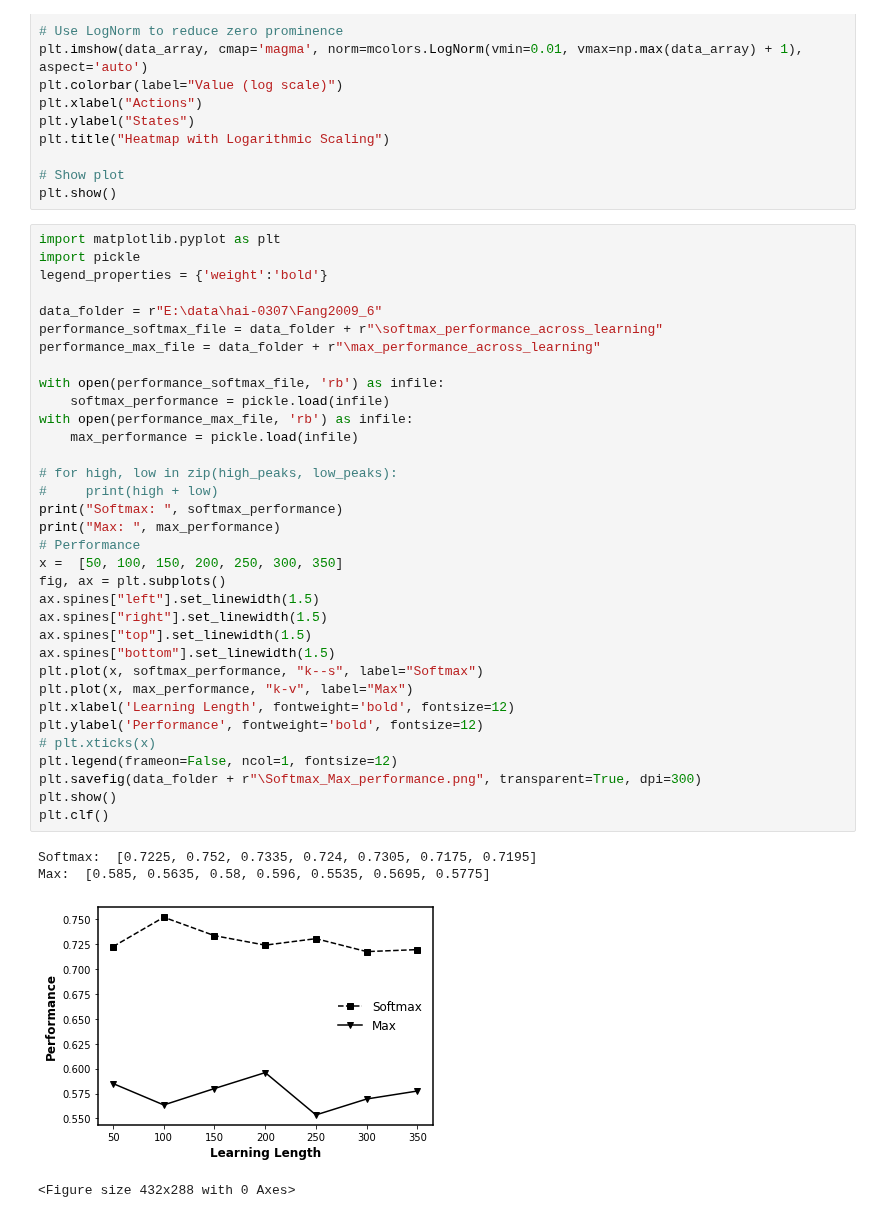
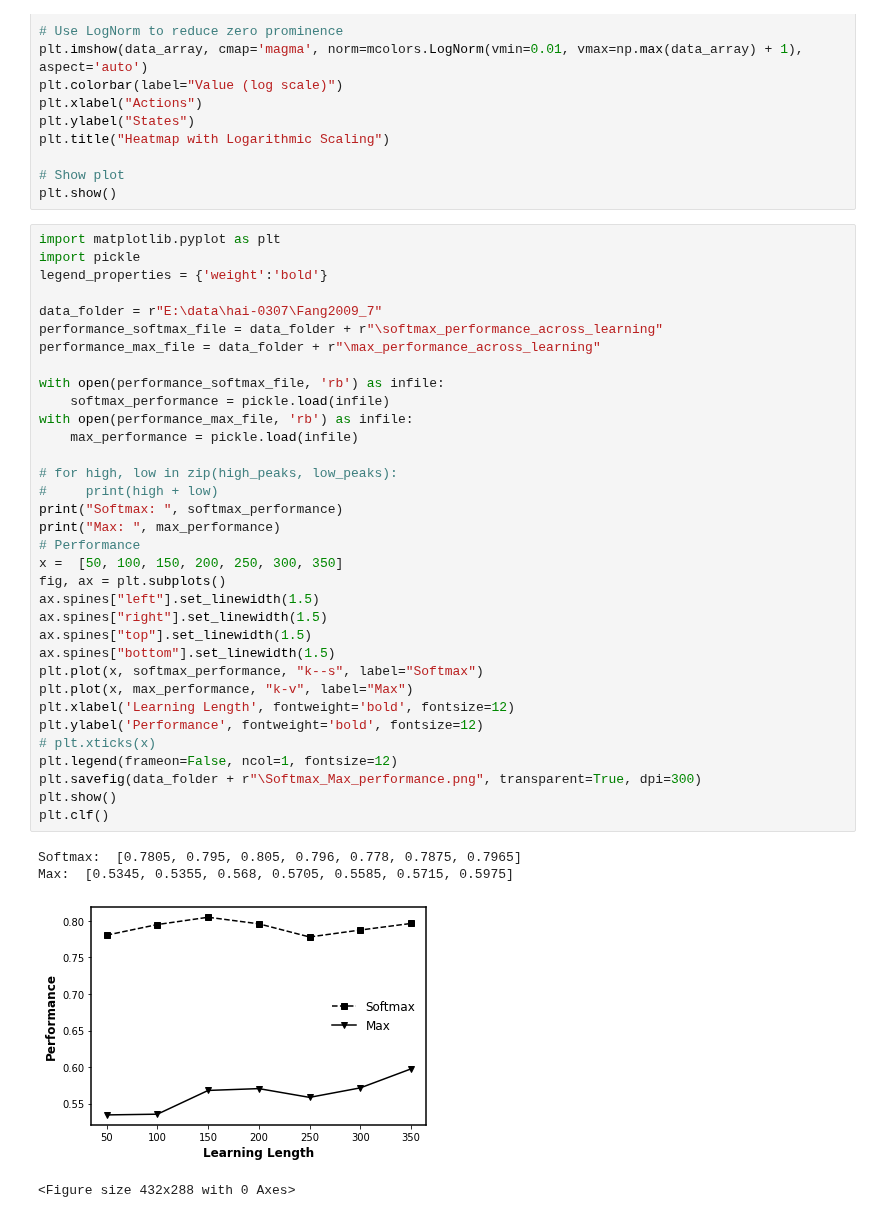
Before and after one commit to GrandJune/HAI, a Jupyter notebook: Fang2009/Results.ipynb, the cells around one changed output. Drawn from its saved outputs; the diff is of its cells as text.

```diff
--- a/Fang2009/Results.ipynb
+++ b/Fang2009/Results.ipynb
@@ -48,37 +48,37 @@ import matplotlib.pyplot as plt
 import pickle
 legend_properties = {'weight':'bold'}
 
-data_folder = r"E:\data\hai-0307\Fang2009_6"
+data_folder = r"E:\data\hai-0307\Fang2009_7"
 performance_softmax_file = data_folder + r"\softmax_performance_across_learning"
 performance_max_file = data_folder + r"\max_performance_across_learning"
 
 with open(performance_softmax_file, 'rb') as infile:
     softmax_performance = pickle.load(infile)
 with open(performance_max_file, 'rb') as infile:
     max_performance = pickle.load(infile)
 
 # for high, low in zip(high_peaks, low_peaks):
 #     print(high + low)
 print("Softmax: ", softmax_performance)
 print("Max: ", max_performance)
 # Performance
 x =  [50, 100, 150, 200, 250, 300, 350]
 fig, ax = plt.subplots()
 ax.spines["left"].set_linewidth(1.5)
 ax.spines["right"].set_linewidth(1.5)
 ax.spines["top"].set_linewidth(1.5)
 ax.spines["bottom"].set_linewidth(1.5)
 plt.plot(x, softmax_performance, "k--s", label="Softmax")
 plt.plot(x, max_performance, "k-v", label="Max")
 plt.xlabel('Learning Length', fontweight='bold', fontsize=12)
 plt.ylabel('Performance', fontweight='bold', fontsize=12)
 # plt.xticks(x)
 plt.legend(frameon=False, ncol=1, fontsize=12)
 plt.savefig(data_folder + r"\Softmax_Max_performance.png", transparent=True, dpi=300)
 plt.show()
 plt.clf()
 # %% [output]
-Softmax:  [0.7225, 0.752, 0.7335, 0.724, 0.7305, 0.7175, 0.7195]
-Max:  [0.585, 0.5635, 0.58, 0.596, 0.5535, 0.5695, 0.5775]
+Softmax:  [0.7805, 0.795, 0.805, 0.796, 0.778, 0.7875, 0.7965]
+Max:  [0.5345, 0.5355, 0.568, 0.5705, 0.5585, 0.5715, 0.5975]
-[figure, old version]
+[figure, new version]
 <Figure size 432x288 with 0 Axes>
```
Also changed, not shown: parts of 3 cells of this notebook, 4 other files.
